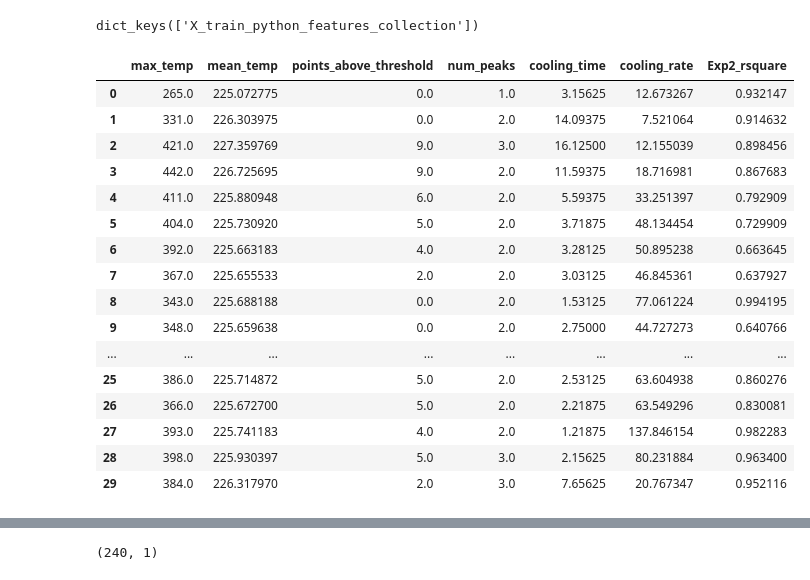
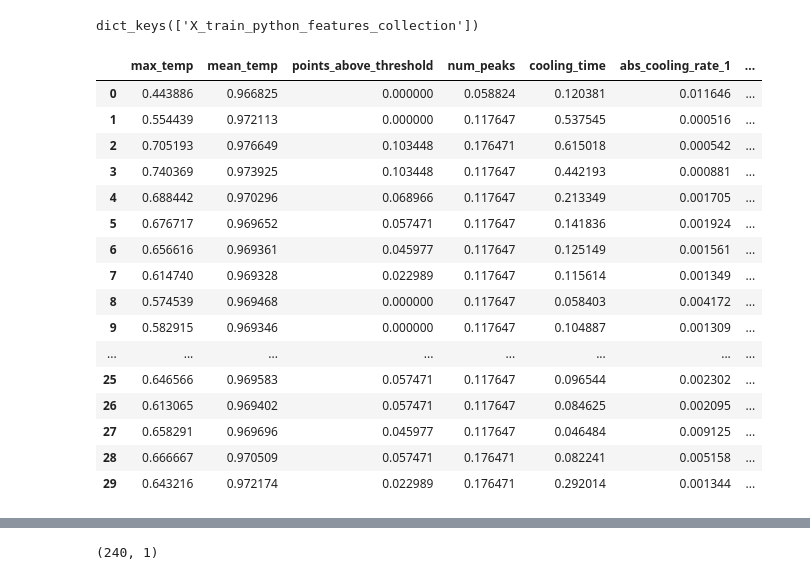
Before and after one commit to nazmulhasan202/WIP_NoteBooks, a Jupyter notebook: Classification of Porosity Level.ipynb, the cells around one changed output, grey strips where cells are left out. Drawn from its saved outputs; the diff is of its cells as text; code cells hidden in the pictures.

Commit message:
Exp2 cooling features; Recall & Precision for evaluation

```diff
--- a/Classification of Porosity Level.ipynb
+++ b/Classification of Porosity Level.ipynb
@@ -58,26 +60,26 @@ X_features = normalized_features
 # %%
 tabular_data = X_features[201][0]
 df = pd.DataFrame(tabular_data, columns = ['max_temp', 'mean_temp', 'points_above_threshold', \
-                                           'num_peaks', 'cooling_time', 'cooling_rate', 'Exp2_rsquare'])
+                                           'num_peaks', 'cooling_time', 'abs_cooling_rate_1', 'abs_cooling_rate_2_scaled', 'Exp2_rsquare'])
 df
 # %% [output]
-|  | max_temp | mean_temp | points_above_threshold | num_peaks | cooling_time | cooling_rate | Exp2_rsquare |
-| 0 | 265.0 | 225.072775 | 0.0 | 1.0 | 3.15625 | 12.673267 | 0.932147 |
-| 1 | 331.0 | 226.303975 | 0.0 | 2.0 | 14.09375 | 7.521064 | 0.914632 |
-| 2 | 421.0 | 227.359769 | 9.0 | 3.0 | 16.12500 | 12.155039 | 0.898456 |
-| 3 | 442.0 | 226.725695 | 9.0 | 2.0 | 11.59375 | 18.716981 | 0.867683 |
-| 4 | 411.0 | 225.880948 | 6.0 | 2.0 | 5.59375 | 33.251397 | 0.792909 |
-| 5 | 404.0 | 225.730920 | 5.0 | 2.0 | 3.71875 | 48.134454 | 0.729909 |
-| 6 | 392.0 | 225.663183 | 4.0 | 2.0 | 3.28125 | 50.895238 | 0.663645 |
-| 7 | 367.0 | 225.655533 | 2.0 | 2.0 | 3.03125 | 46.845361 | 0.637927 |
-| 8 | 343.0 | 225.688188 | 0.0 | 2.0 | 1.53125 | 77.061224 | 0.994195 |
-| 9 | 348.0 | 225.659638 | 0.0 | 2.0 | 2.75000 | 44.727273 | 0.640766 |
+|  | max_temp | mean_temp | points_above_threshold | num_peaks | cooling_time | abs_cooling_rate_1 | ... |
+| 0 | 0.443886 | 0.966825 | 0.000000 | 0.058824 | 0.120381 | 0.011646 | ... |
+| 1 | 0.554439 | 0.972113 | 0.000000 | 0.117647 | 0.537545 | 0.000516 | ... |
+| 2 | 0.705193 | 0.976649 | 0.103448 | 0.176471 | 0.615018 | 0.000542 | ... |
+| 3 | 0.740369 | 0.973925 | 0.103448 | 0.117647 | 0.442193 | 0.000881 | ... |
+| 4 | 0.688442 | 0.970296 | 0.068966 | 0.117647 | 0.213349 | 0.001705 | ... |
+| 5 | 0.676717 | 0.969652 | 0.057471 | 0.117647 | 0.141836 | 0.001924 | ... |
+| 6 | 0.656616 | 0.969361 | 0.045977 | 0.117647 | 0.125149 | 0.001561 | ... |
+| 7 | 0.614740 | 0.969328 | 0.022989 | 0.117647 | 0.115614 | 0.001349 | ... |
+| 8 | 0.574539 | 0.969468 | 0.000000 | 0.117647 | 0.058403 | 0.004172 | ... |
+| 9 | 0.582915 | 0.969346 | 0.000000 | 0.117647 | 0.104887 | 0.001309 | ... |
 | ... | ... | ... | ... | ... | ... | ... | ... |
-| 25 | 386.0 | 225.714872 | 5.0 | 2.0 | 2.53125 | 63.604938 | 0.860276 |
-| 26 | 366.0 | 225.672700 | 5.0 | 2.0 | 2.21875 | 63.549296 | 0.830081 |
-| 27 | 393.0 | 225.741183 | 4.0 | 2.0 | 1.21875 | 137.846154 | 0.982283 |
-| 28 | 398.0 | 225.930397 | 5.0 | 3.0 | 2.15625 | 80.231884 | 0.963400 |
-| 29 | 384.0 | 226.317970 | 2.0 | 3.0 | 7.65625 | 20.767347 | 0.952116 |
+| 25 | 0.646566 | 0.969583 | 0.057471 | 0.117647 | 0.096544 | 0.002302 | ... |
+| 26 | 0.613065 | 0.969402 | 0.057471 | 0.117647 | 0.084625 | 0.002095 | ... |
+| 27 | 0.658291 | 0.969696 | 0.045977 | 0.117647 | 0.046484 | 0.009125 | ... |
+| 28 | 0.666667 | 0.970509 | 0.057471 | 0.176471 | 0.082241 | 0.005158 | ... |
+| 29 | 0.643216 | 0.972174 | 0.022989 | 0.176471 | 0.292014 | 0.001344 | ... |
 # %%
 plt.plot(X_features[5,2,:,3])
 plt.show()
```
Also changed, not shown: parts of 20 cells of this notebook, 7 other files.
